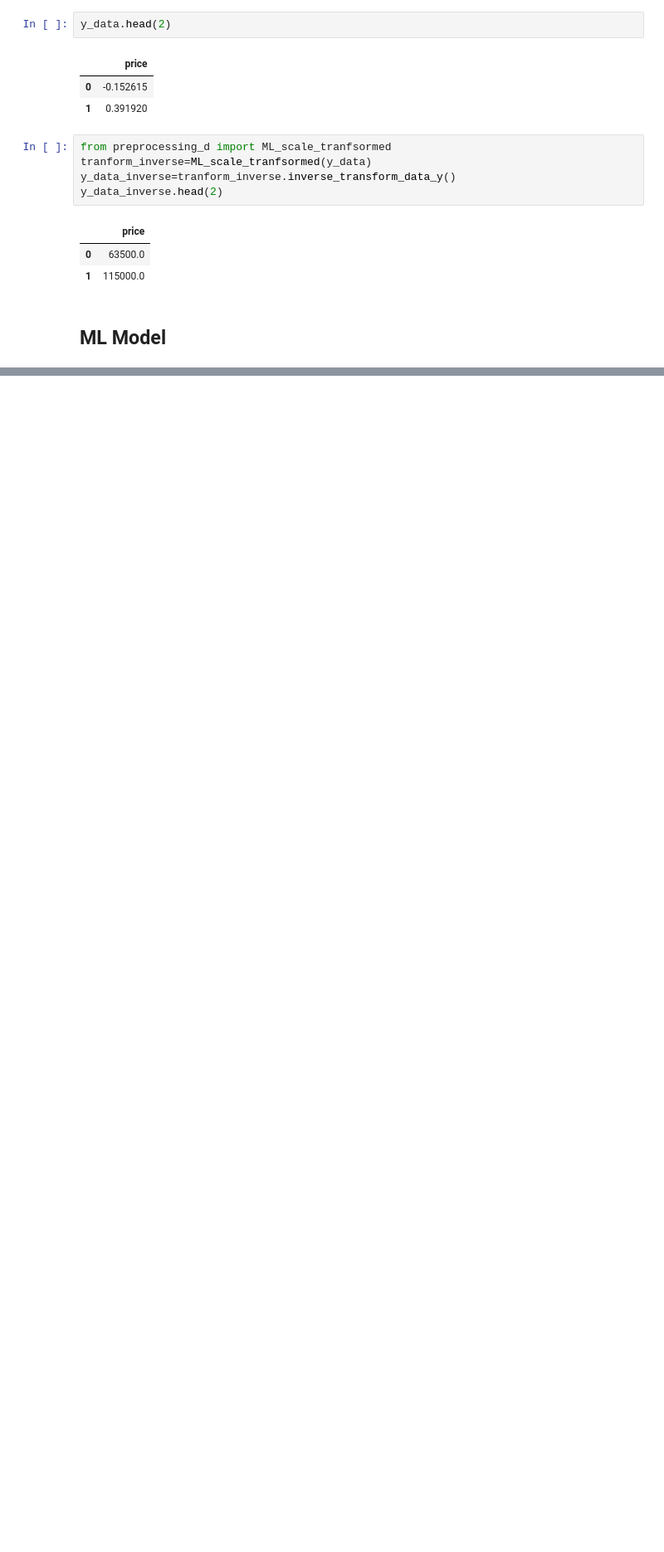
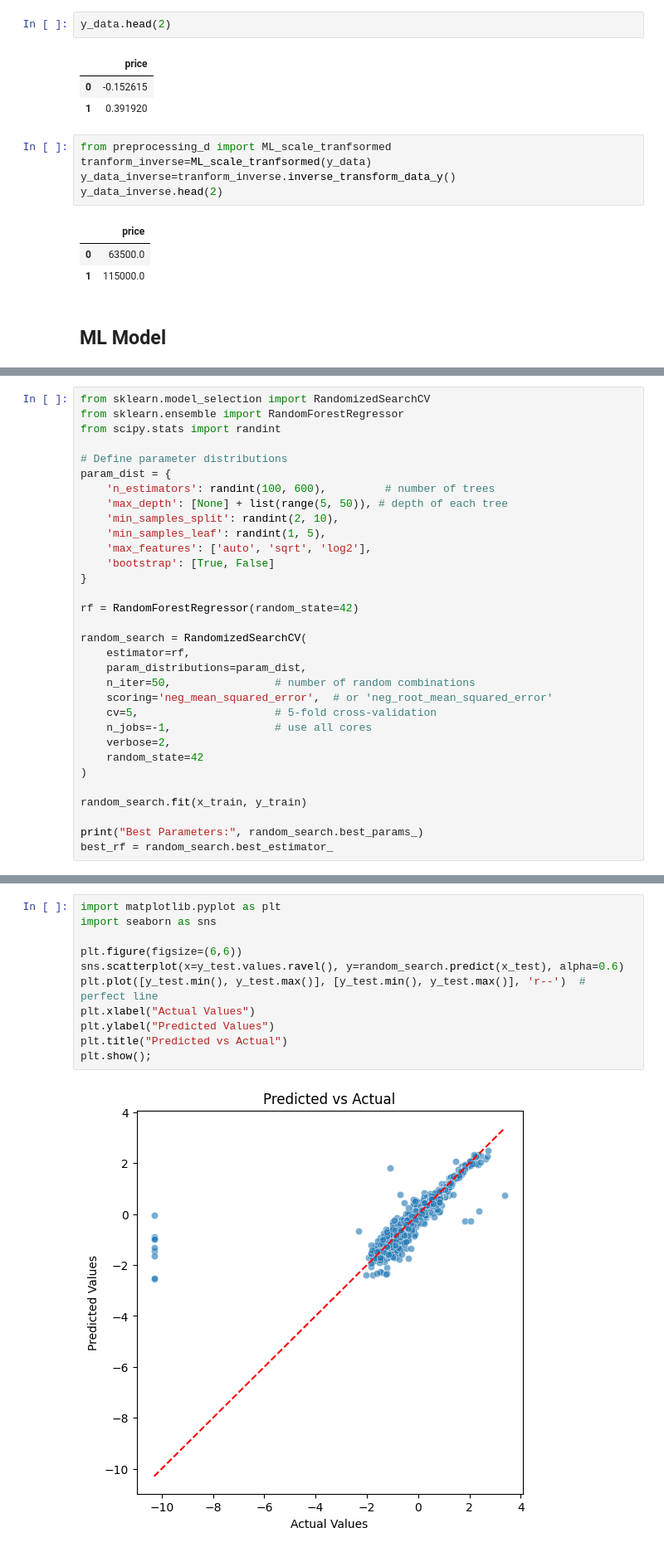
Before and after one commit to sushantkas/Pr-2-used-bikes, a Jupyter notebook: EDA.ipynb, the cells around one changed output, grey strips where cells are left out. Shown at 83% size. Saved outputs shown, nothing was run; the diff lists cells and outputs as text; blank space fills up the shorter version.

```diff
--- a/EDA.ipynb
+++ b/EDA.ipynb
@@ -1338,0 +1459,32 @@ from sklearn.metrics import mean_squared_log_error
+# %%
+from sklearn.model_selection import RandomizedSearchCV
+from sklearn.ensemble import RandomForestRegressor
+from scipy.stats import randint
+
+# Define parameter distributions
+param_dist = {
+    'n_estimators': randint(100, 600),         # number of trees
+    'max_depth': [None] + list(range(5, 50)), # depth of each tree
+    'min_samples_split': randint(2, 10),
+    'min_samples_leaf': randint(1, 5),
+    'max_features': ['auto', 'sqrt', 'log2'],
+    'bootstrap': [True, False]
+}
+
+rf = RandomForestRegressor(random_state=42)
+
+random_search = RandomizedSearchCV(
+    estimator=rf,
+    param_distributions=param_dist,
+    n_iter=50,                # number of random combinations
+    scoring='neg_mean_squared_error',  # or 'neg_root_mean_squared_error'
+    cv=5,                     # 5-fold cross-validation
+    n_jobs=-1,                # use all cores
+    verbose=2,
+    random_state=42
+)
+
+random_search.fit(x_train, y_train)
+
+print("Best Parameters:", random_search.best_params_)
+best_rf = random_search.best_estimator_
@@ -1338,0 +1498,13 @@ from sklearn.metrics import mean_squared_log_error
+# %%
+import matplotlib.pyplot as plt
+import seaborn as sns
+
+plt.figure(figsize=(6,6))
+sns.scatterplot(x=y_test.values.ravel(), y=random_search.predict(x_test), alpha=0.6)
+plt.plot([y_test.min(), y_test.max()], [y_test.min(), y_test.max()], 'r--')  # perfect line
+plt.xlabel("Actual Values")
+plt.ylabel("Predicted Values")
+plt.title("Predicted vs Actual")
+plt.show();
+# %% [output]
+[figure, added]
```
Also changed, not shown: parts of 37 cells of this notebook, 1 other file.
